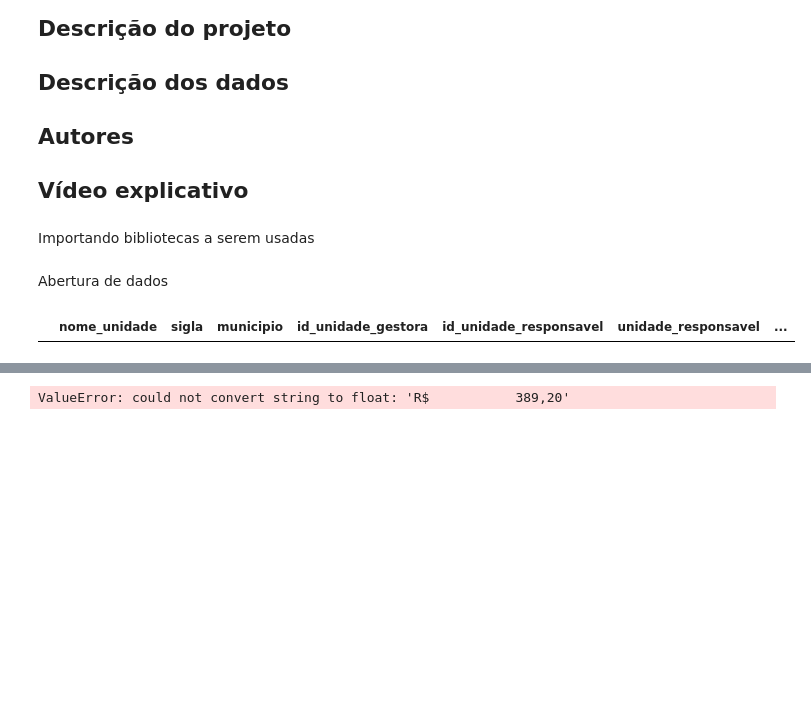
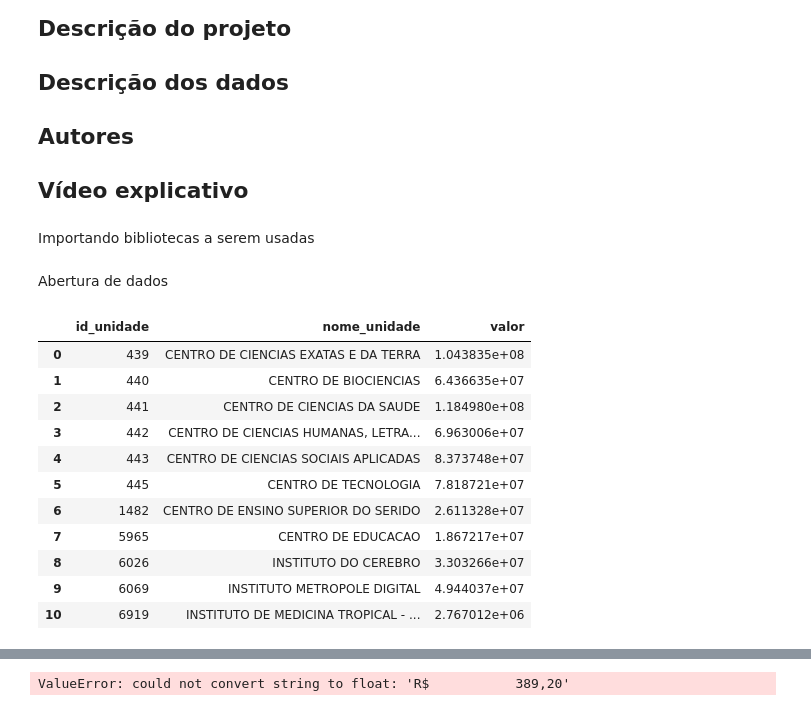
Before and after one commit to thyall/Dados_UFRN, a Jupyter notebook: Gastos_Desempenho.ipynb, the cells around one changed output, grey strips where cells are left out. Cells and saved outputs as stored; diff of their text form; code cells hidden in the pictures; blank space fills up the shorter version.

Commit message:
tratamento de dados, algumas tabelas ja, gastos processados

```diff
--- a/Gastos_Desempenho.ipynb
+++ b/Gastos_Desempenho.ipynb
@@ -22,20 +23,42 @@ import seaborn as sns
 # %% [markdown]
 Abertura de dados
 # %%
-#Carregando arquivos referentes as unidades e linkando
+#Carregando arquivo referente as unidades
 data_unidades = pd.read_csv("Dados/unidades/unidades.csv", sep=';',
                             usecols=["id_unidade", "nome_unidade", "sigla", "municipio","id_unidade_gestora",
                                      "id_unidade_responsavel", "unidade_responsavel", "classificacao_unidade"])
 
-#data_unidades = data_unidades[data_unidades.nome_unidade.str.startswith("Instituto")]
 
+#Selecionando somente os institutos e os centros
+centro_ou_inst = [nome.startswith("CENTRO") or nome.startswith("INSTITUTO") for nome in data_unidades.nome_unidade]
+data_unidades = data_unidades[centro_ou_inst]
+
+#Carregando arquivo referente aos gastos
 data_gastos = pd.read_csv("Dados/unidades/gastos-por-unidade.csv",
                           sep=';',
                           usecols=["id_unidade", "natureza_despesa", "valor"])
 
+#Convertendo coluna de String para float
+data_gastos.valor = data_gastos.valor.replace('[R | ' ' | \$,.]', '', regex=True).astype(float) / 100
+
+#Unindo as tabelas
 dataM_unit_gas = pd.merge(data_unidades, data_gastos, on="id_unidade")
-dataM_unit_gas
 
-# dataM_unit_gas
+#Criando pivot table para somar gasto por unidade
+ptable = pd.pivot_table(dataM_unit_gas, index=["id_unidade", "nome_unidade"], values=["valor"], aggfunc=np.sum)
+
+#Salvando essa pivot table num DataFrame
+data_gastos_ok = pd.DataFrame(ptable.to_records())
 # %% [output]
-|  | nome_unidade | sigla | municipio | id_unidade_gestora | id_unidade_responsavel | unidade_responsavel | ... |
+|  | id_unidade | nome_unidade | valor |
+| 0 | 439 | CENTRO DE CIENCIAS EXATAS E DA TERRA | 1.043835e+08 |
+| 1 | 440 | CENTRO DE BIOCIENCIAS | 6.436635e+07 |
+| 2 | 441 | CENTRO DE CIENCIAS DA SAUDE | 1.184980e+08 |
+| 3 | 442 | CENTRO DE CIENCIAS HUMANAS, LETRA... | 6.963006e+07 |
+| 4 | 443 | CENTRO DE CIENCIAS SOCIAIS APLICADAS | 8.373748e+07 |
+| 5 | 445 | CENTRO DE TECNOLOGIA | 7.818721e+07 |
+| 6 | 1482 | CENTRO DE ENSINO SUPERIOR DO SERIDO | 2.611328e+07 |
+| 7 | 5965 | CENTRO DE EDUCACAO | 1.867217e+07 |
+| 8 | 6026 | INSTITUTO DO CEREBRO | 3.303266e+07 |
+| 9 | 6069 | INSTITUTO METROPOLE DIGITAL | 4.944037e+07 |
+| 10 | 6919 | INSTITUTO DE MEDICINA TROPICAL - ... | 2.767012e+06 |
```
Also changed, not shown: parts of 3 cells of this notebook.
